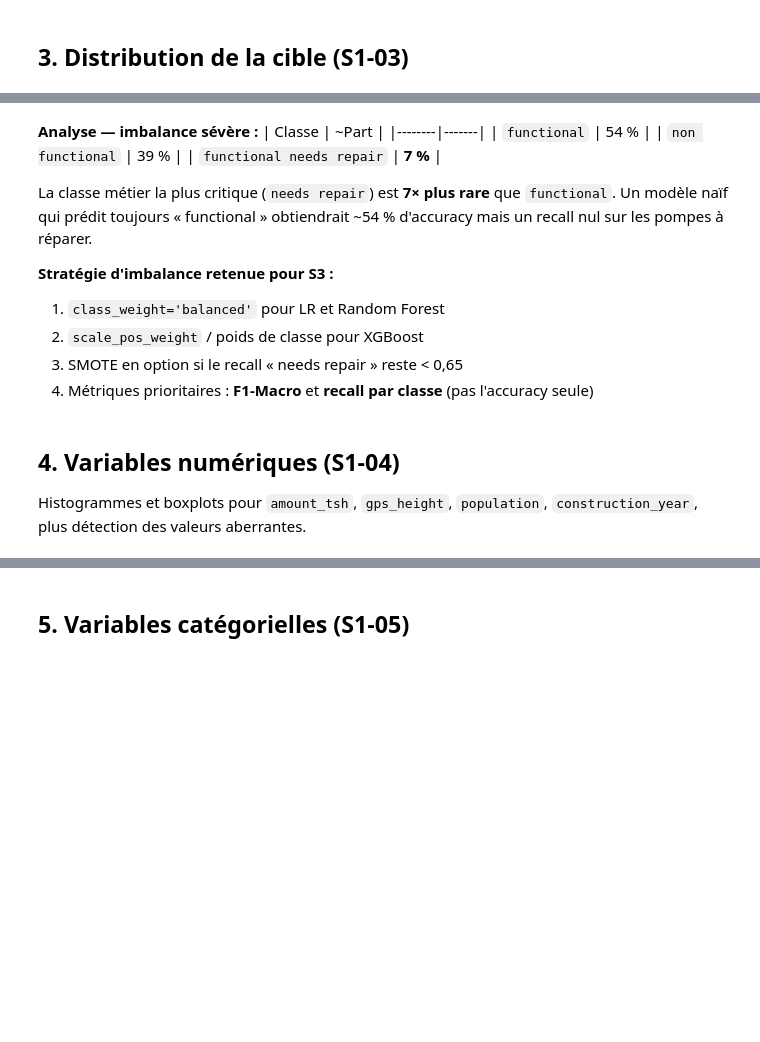
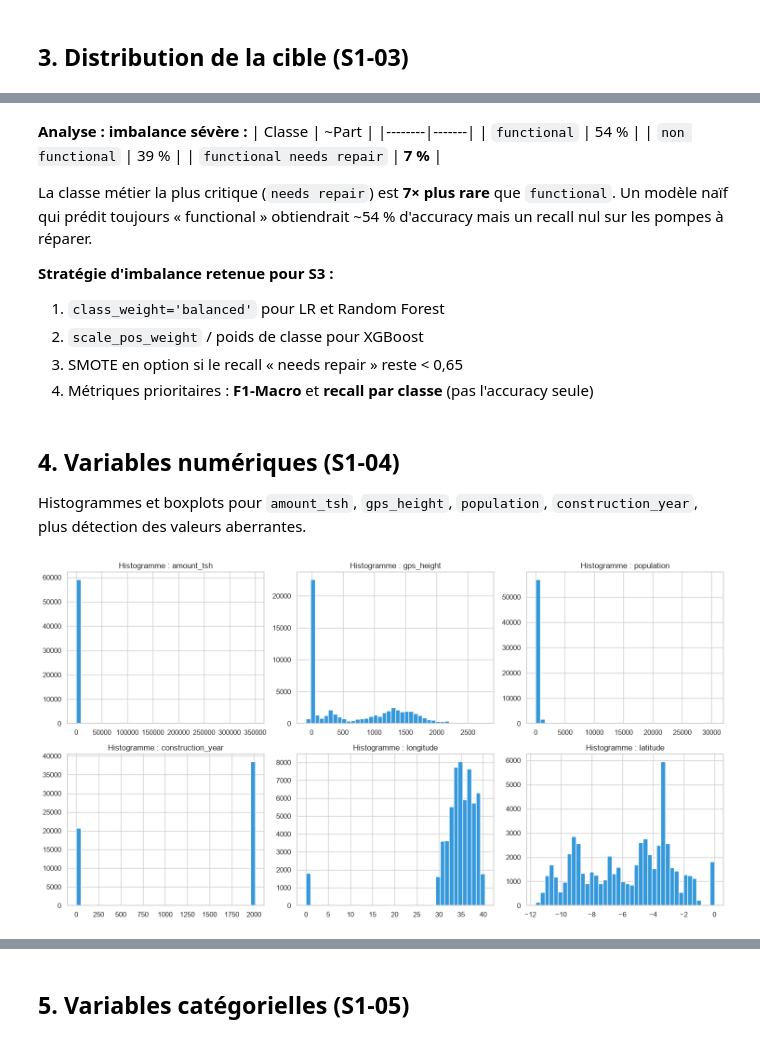
Before and after one commit to Traorehub/aquasense-ai, a Jupyter notebook: notebooks/01_eda.ipynb, the cells around one changed output, grey strips where cells are left out. Saved outputs shown, nothing was run; the diff lists cells and outputs as text; code cells hidden in the pictures; blank space fills up the shorter version.

```diff
--- a/notebooks/01_eda.ipynb
+++ b/notebooks/01_eda.ipynb
@@ -107,5 +143,5 @@ plt.show()
 # %% [markdown]
-**Analyse — imbalance sévère :**
+**Analyse : imbalance sévère :**
 | Classe | ~Part |
 |--------|-------|
 | `functional` | 54 % |
@@ -126,13 +162,15 @@ Histogrammes et boxplots pour `amount_tsh`, `gps_height`, `population`, `constru
 # %%
 numeric_cols = ["amount_tsh", "gps_height", "population", "construction_year", "longitude", "latitude"]
 
 fig, axes = plt.subplots(2, 3, figsize=(15, 8))
 axes = axes.ravel()
 for ax, col in zip(axes, numeric_cols):
-    df_train[col].hist(ax=ax, bins=40, color="#3498db", edgecolor="white")
-    ax.set_title(f"Histogramme — {col}")
+ df_train[col].hist(ax=ax, bins=40, color="#3498db", edgecolor="white")
+ ax.set_title(f"Histogramme : {col}")
 plt.tight_layout()
 plt.show()
+# %% [output]
+[figure, added]
 # %%
 fig, axes = plt.subplots(2, 2, figsize=(12, 8))
 axes = axes.ravel()
```
Also changed, not shown: parts of 23 cells of this notebook, 50 other files.
